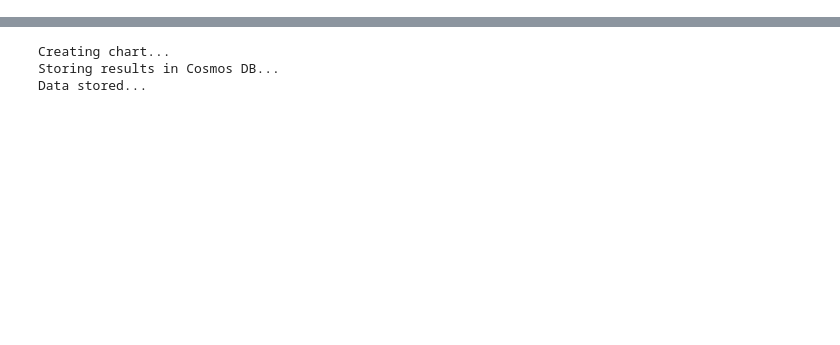
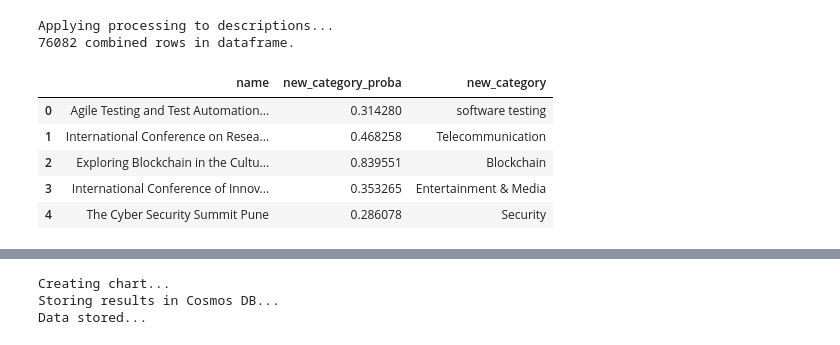
Before and after one commit to epcarraway/capstone, a Jupyter notebook: notebooks/processing.ipynb, the cells around one changed output, grey strips where cells are left out. Saved outputs shown, nothing was run; the diff lists cells and outputs as text; code cells hidden in the pictures; blank space fills up the shorter version.

```diff
--- a/notebooks/processing.ipynb
+++ b/notebooks/processing.ipynb
@@ -328,0 +338,46 @@ df_both.head()
+# %%
+# Clean description
+print('Applying processing to descriptions...')
+df_both['description'] = df_both.apply(cleanDescription, axis=1)
+
+# Select model for categorization
+model, vectorizer = load_model()
+
+# Predict category
+df_both['old_category'] = df_both['category']
+df_both['new_category'] = model.predict(vectorizer.transform(
+    (df_both['name'] + ' ' + df_both['description']).apply(clean_text)))
+df_both['new_category_proba'] = [max(p) for p in model.predict_proba(vectorizer.transform(
+    (df_both['name'] + ' ' + df_both['description']).apply(clean_text)))]
+
+# Drop low probability predictions
+df_both.loc[df_both.new_category_proba < .25, "new_category"] = ""
+df_both.loc[df_both.description.str.len() < 20, "new_category"] = ""
+
+# Append new predictions
+df_both['category'] = df_both.apply(combine_cat, axis=1)
+
+# Add search string
+df_both['search'] = df_both.apply(createSearch, axis=1)
+
+# Drop duplicate values
+df_both.drop_duplicates(subset="eventurl", inplace=True)
+df_both.drop_duplicates(subset="contourURL", inplace=True)
+
+# Create additional feature columns
+df_both['year'] = df_both['startDate'].apply(lambda x: int(str(x)[0:4]))
+df_both['days'] = (df_both.hours / 8).astype(int)
+df_both['site'] = df_both.eventurl.apply(lambda x: websiteSource(x))
+df_both['month'] = df_both.startDate.apply(lambda x: calendar.month_name[int(x.split('-')[1])])
+df_both['day'] = df_both.startDate.apply(lambda x: calendar.day_name[datetime.strptime(x,"%Y-%m-%d %H:%M:%S").weekday()])
+print(str(len(df_both)) + ' combined rows in dataframe.')
+HTML(df_both[['name', 'new_category_proba', 'new_category']].head().to_html())
+# %% [output]
+Applying processing to descriptions...
+76082 combined rows in dataframe.
+|  | name | new_category_proba | new_category |
+| 0 | Agile Testing and Test Automation... | 0.314280 | software testing |
+| 1 | International Conference on Resea... | 0.468258 | Telecommunication |
+| 2 | Exploring Blockchain in the Cultu... | 0.839551 | Blockchain |
+| 3 | International Conference of Innov... | 0.353265 | Entertainment & Media |
+| 4 | The Cyber Security Summit Pune | 0.286078 | Security |
```
Also changed, not shown: parts of 11 cells of this notebook, 5 other files.
